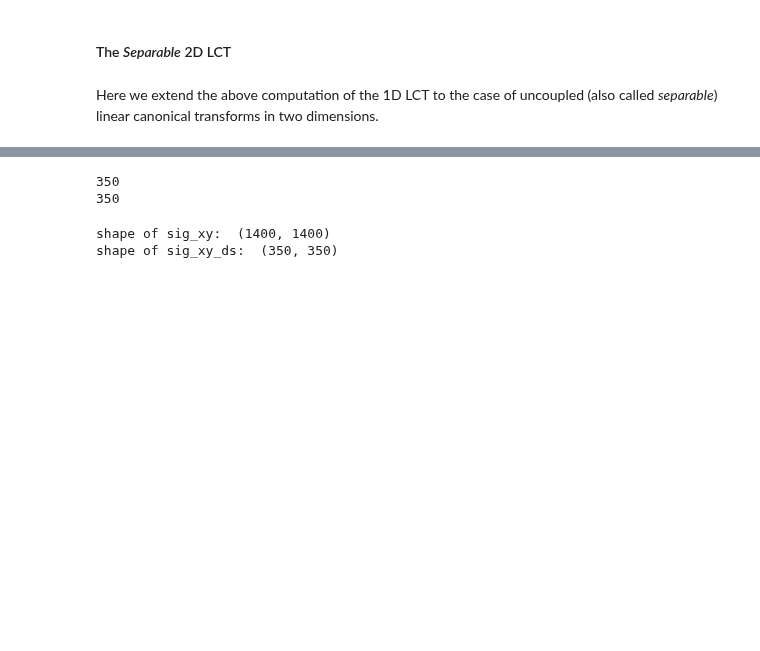
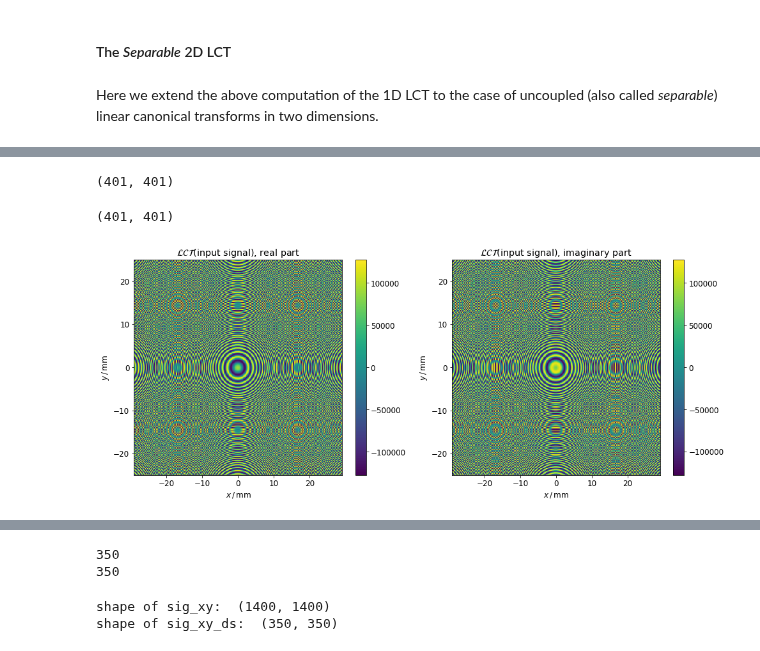
Before and after one commit to radiasoft/rslight, a Jupyter notebook: LCT/FastLCT2_nick01.ipynb, the cells around one changed output, grey strips where cells are left out. Drawn from its saved outputs; the diff is of its cells as text; code cells hidden in the pictures; blank space fills up the shorter version.

```diff
--- a/LCT/FastLCT2_nick01.ipynb
+++ b/LCT/FastLCT2_nick01.ipynb
@@ -857,0 +1058,46 @@ sig_xy = ur_elec_field_tot
+# %%
+xv_ctr = xv_local[cut_col:]
+yv_ctr = yv_local[cut_row:]
+xv_ctr = xv_ctr[:npts_ctr]
+yv_ctr = yv_ctr[:npts_ctr]
+len(xv_ctr), len(yv_ctr)
+# %% [output]
+(401, 401)
+# %%
+sig_ctr = sig_arr[cut_row:]
+sig_ctr = sig_ctr[:npts_ctr]
+sig_ctr = [ r[cut_col:] for r in sig_ctr ]
+sig_ctr = [ r[:npts_ctr] for r in sig_ctr ]
+np.shape(sig_ctr)
+# %% [output]
+(401, 401)
+# %%
+idx = 0
+n_rows = 1
+n_cols = 2
+sz_h = 7
+sz_v = sz_h / 1.2
+plt.figure(figsize = (n_cols * sz_h, n_rows * sz_v))
+# shading = 'gouraud'
+shading = 'nearest'
+
+idx += 1
+ax = plt.subplot(n_rows, n_cols, idx)
+pcm = ax.pcolormesh(xv_ctr, yv_ctr, np.real(sig_ctr), cmap = plt.cm.viridis, shading = shading)
+plt.colorbar(pcm)
+plt.title(r'$\mathcal{LCT}$(input signal), real part')
+plt.xlabel(r'$x \,/\, \mathrm{mm}$')
+plt.ylabel(r'$y \,/\, \mathrm{mm}$')
+
+idx += 1
+ax = plt.subplot(n_rows, n_cols, idx)
+pcm = ax.pcolormesh(xv_ctr, yv_ctr, np.imag(sig_ctr), cmap = plt.cm.viridis, shading = shading)
+plt.colorbar(pcm)
+plt.title(r'$\mathcal{LCT}$(input signal), imaginary part')
+plt.xlabel(r'$x \,/\, \mathrm{mm}$')
+plt.ylabel(r'$y \,/\, \mathrm{mm}$')
+
+plt.tight_layout()
+plt.show()
+# %% [output]
+[figure, added]
```
Also changed, not shown: parts of 123 cells of this notebook.
